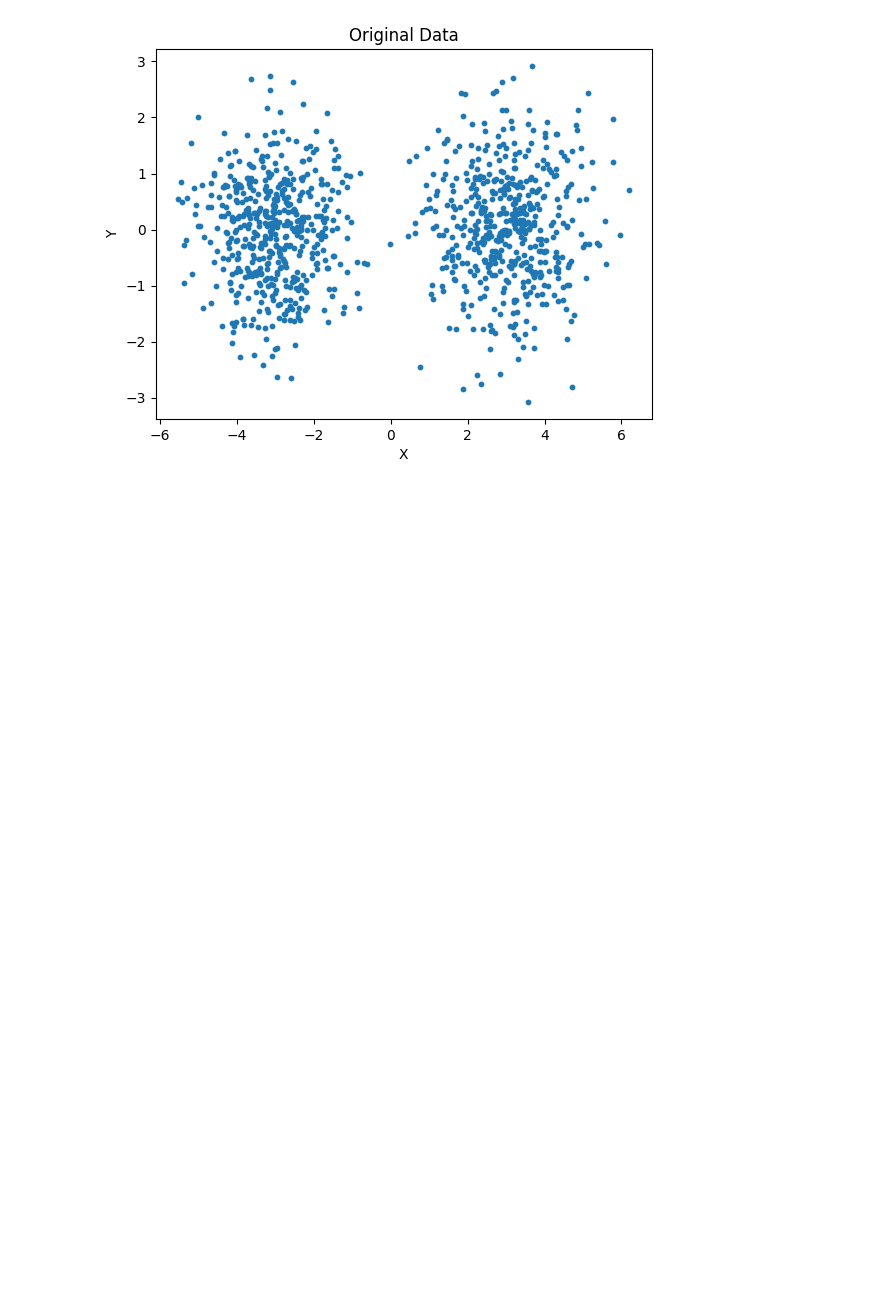
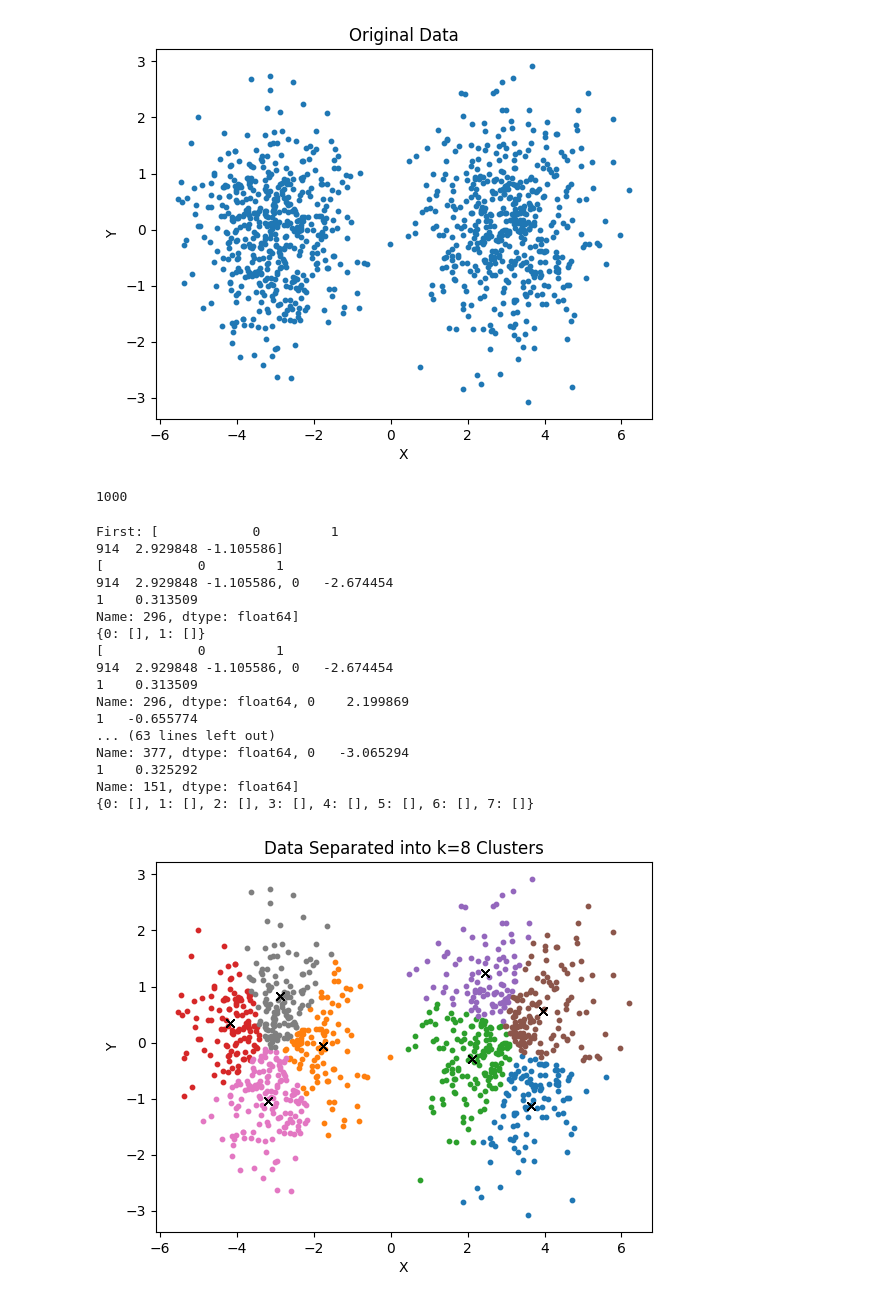
Before and after one commit to xenia-d/Pattern-Recognition-Gr7, a Jupyter notebook: Assignment-1/Task_10/script.ipynb, the cells around one changed output. Drawn from its saved outputs; the diff is of its cells as text; code cells hidden in the pictures; blank space fills up the shorter version.

Commit message:
updated to kmeans++

```diff
--- a/Assignment-1/Task_10/script.ipynb
+++ b/Assignment-1/Task_10/script.ipynb
@@ -21,4 +21,8 @@ plt.title("Original Data")
 # %% [output]
 Text(0.5, 1.0, 'Original Data')
 [figure]
+# %%
+df.shape[0]
+# %% [output]
+1000
 # %%
@@ -70,7 +102,7 @@ def kmeans(data, k):
     return centroids, centroid_history, clusters
 # %%
 # With help from https://muthu.co/mathematics-behind-k-mean-clustering-algorithm/
-def plot_clusters(clusters, centroids, k):
+def plot_clusters(clusters, centroids, k, save=True):
     fig = plt.figure()
     for cluster in clusters.values():
         cluster = pd.DataFrame(cluster)
@@ -80,8 +112,9 @@ def plot_clusters(clusters, centroids, k):
     fig = plt.xlabel("X")
     fig = plt.ylabel("Y")
     fig = plt.title("Data Separated into k=" + str(k) + " Clusters")
-    fig = plt.savefig(f"Clusters_{k}.png")
-    fig = plt.close()
+    if save:
+        fig = plt.savefig(f"Clusters_{k}.png")
+        fig = plt.close()
 # %%
 def plot_centroids(centroid_history, k):
     fig = plt.figure()
@@ -99,6 +132,28 @@ def plot_centroids(centroid_history, k):
     fig = plt.title("Movement of Centroids for k=" + str(k) + " Clusters")
     fig = plt.savefig(f"Centroid_History_{k}.png")
     fig = plt.close()
+# %%
+centroids, history, clusters = kmeans(df,8, plus=True)
+plot_clusters(clusters, centroids, 8, save=False)
+# %% [output]
+First: [            0         1
+914  2.929848 -1.105586]
+[            0         1
+914  2.929848 -1.105586, 0   -2.674454
+1    0.313509
+Name: 296, dtype: float64]
+{0: [], 1: []}
+[            0         1
+914  2.929848 -1.105586, 0   -2.674454
+1    0.313509
+Name: 296, dtype: float64, 0    2.199869
+1   -0.655774
+... (63 lines left out)
+Name: 377, dtype: float64, 0   -3.065294
+1    0.325292
+Name: 151, dtype: float64]
+{0: [], 1: [], 2: [], 3: [], 4: [], 5: [], 6: [], 7: []}
+[figure, added]
 # %%
 for k in [2,4,8]:
     centroids, history, clusters = kmeans(df,k)
```
Also changed, not shown: parts of 1 cell of this notebook, 1 other file.
